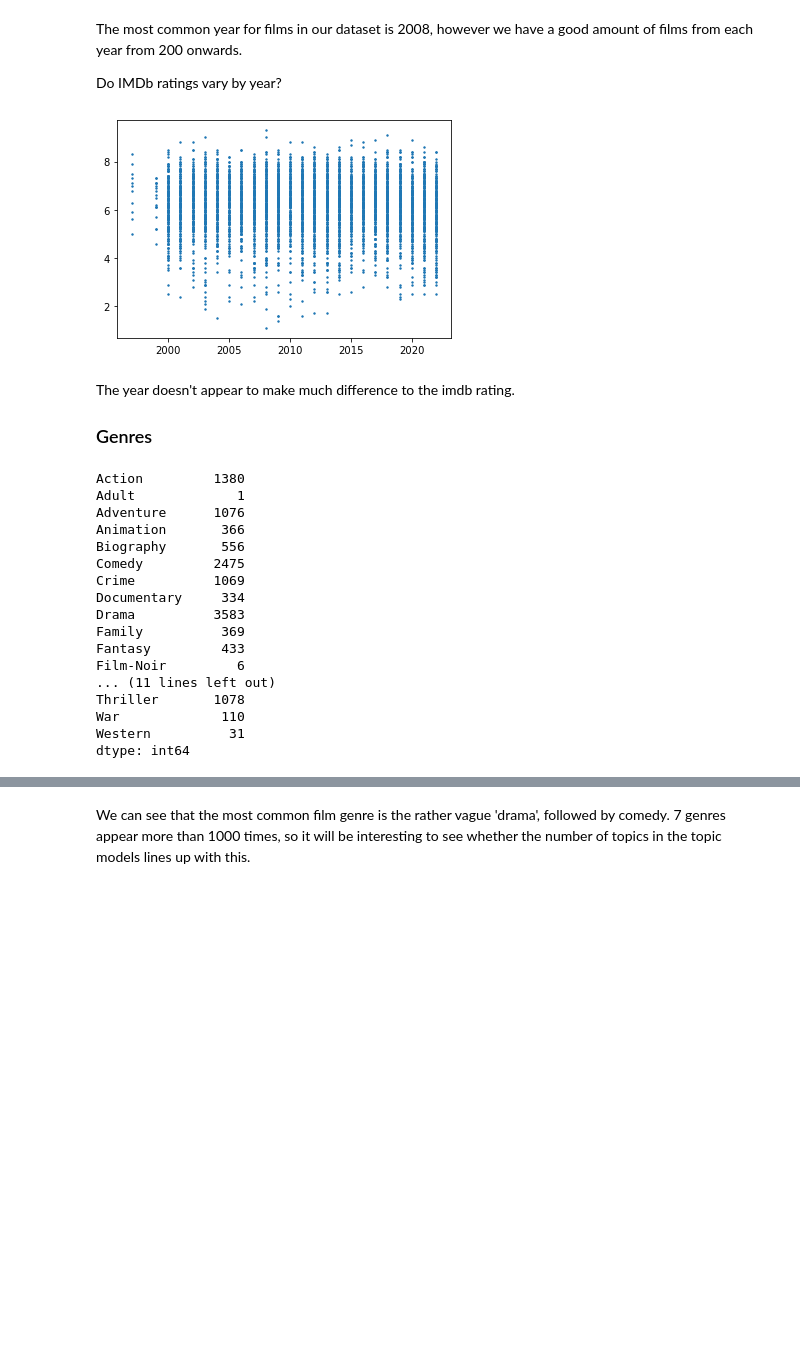
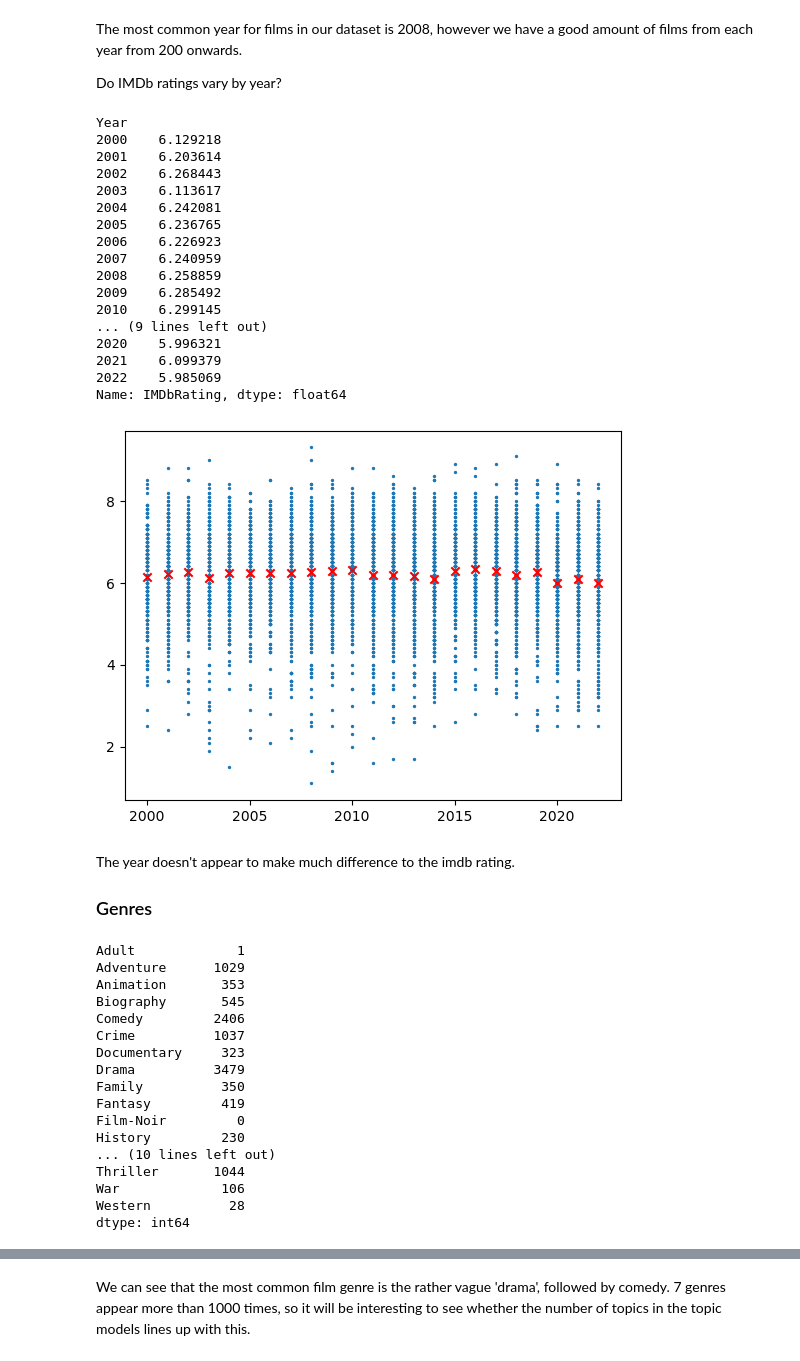
Before and after one commit to TBlainUoB/DST_Assessment2, a Jupyter notebook: Report/03 - EDA.ipynb, the cells around one changed output, grey strips where cells are left out. Drawn from its saved outputs; the diff is of its cells as text; code cells hidden in the pictures; blank space fills up the shorter version.

Commit message:
intro and data files. slight changes to EDA

```diff
--- a/Report/03 - EDA.ipynb
+++ b/Report/03 - EDA.ipynb
@@ -11,7 +11,7 @@ import matplotlib.pyplot as plt
 # %% [markdown]
 ### Importing and viewing the data
 # %%
-df = pd.read_csv('../Hannah/PreProcessedData.csv')
+df = pd.read_csv('Data/PreProcessedData.csv')
 # %%
 df[0:5]
 # %% [output]
@@ -70,36 +70,58 @@ The most common year for films in our dataset is 2008, however we have a good am
 Do IMDb ratings vary by year?
 # %%
 plt.scatter(v2['Year'], v2['IMDbRating'], s= 2)
+means = df.groupby('Year')['IMDbRating'].mean()
+print(means)
+for year, mean_rating in means.items():
+    plt.scatter(year, mean_rating, color='red', marker='x')
 plt.show()
 # %% [output]
+Year
+2000    6.129218
+2001    6.203614
+2002    6.268443
+2003    6.113617
+2004    6.242081
+2005    6.236765
+2006    6.226923
+2007    6.240959
+2008    6.258859
+2009    6.285492
+2010    6.299145
+... (9 lines left out)
+2020    5.996321
+2021    6.099379
+2022    5.985069
+Name: IMDbRating, dtype: float64
-[figure, old version]
+[figure, new version]
 # %% [markdown]
 The year doesn't appear to make much difference to the imdb rating.
 
 ### Genres
 # %%
 # remove irrelevant columns
-df2 = df.drop(columns=["IMDbRating", "Title", "Year", "Plot", "Actors"])
+df2 = df.drop(columns=["IMDbRating", "Title", "Year", "Plot"])
+df2 = df2.iloc[:,1:26]
 # get column sums
 counts = df2.sum(0)
 counts
 # %% [output]
-Action         1380
 Adult             1
-Adventure      1076
-Animation       366
-Biography       556
-Comedy         2475
-Crime          1069
-Documentary     334
-Drama          3583
-Family          369
-Fantasy         433
-Film-Noir         6
-... (11 lines left out)
-Thriller       1078
-War             110
-Western          31
+Adventure      1029
+Animation       353
+Biography       545
+Comedy         2406
+Crime          1037
+Documentary     323
+Drama          3479
+Family          350
+Fantasy         419
+Film-Noir         0
+History         230
+... (10 lines left out)
+Thriller       1044
+War             106
+Western          28
 dtype: int64
 # %%
 plt.xticks(rotation='vertical')
```
Also changed, not shown: parts of 6 cells of this notebook, 2 other files.
